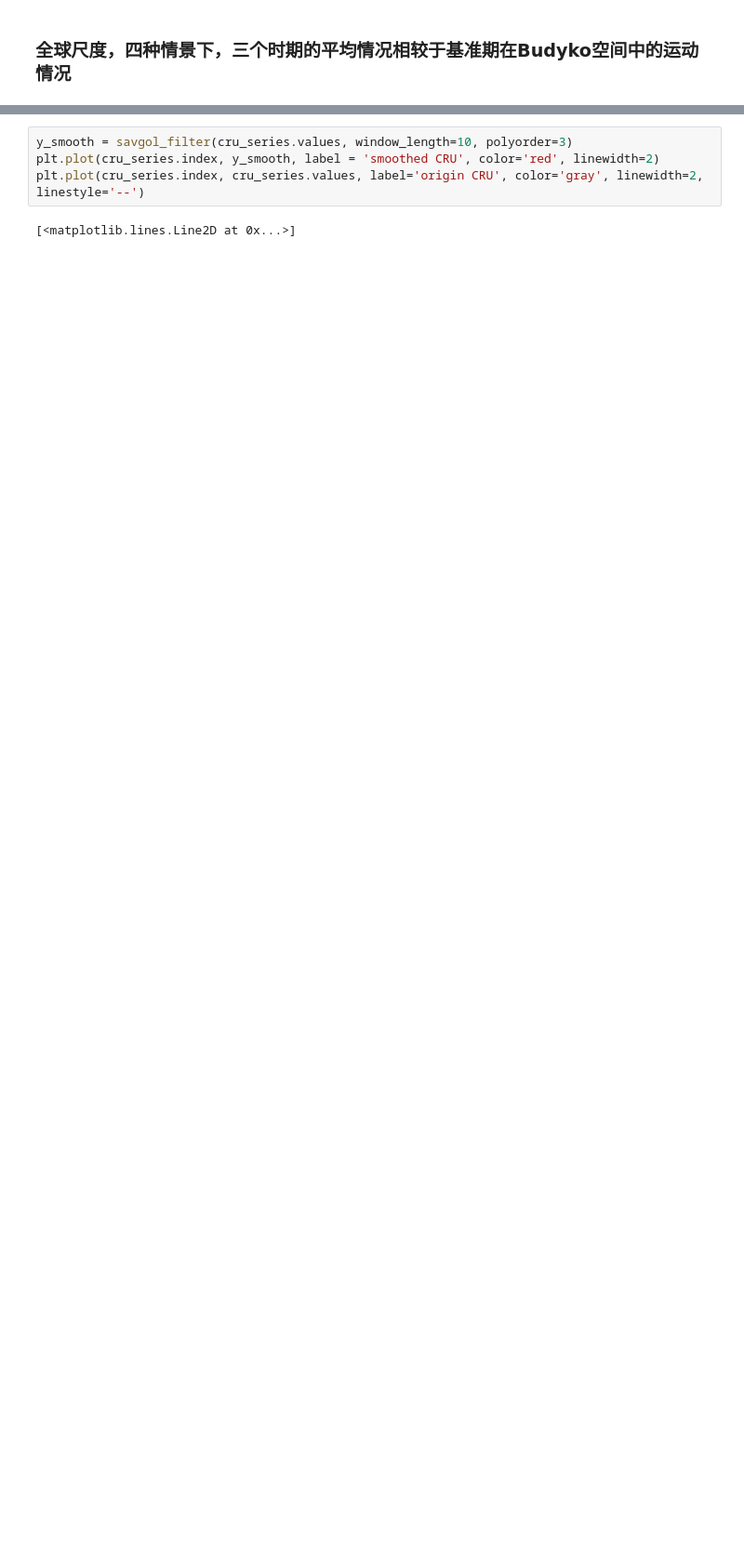
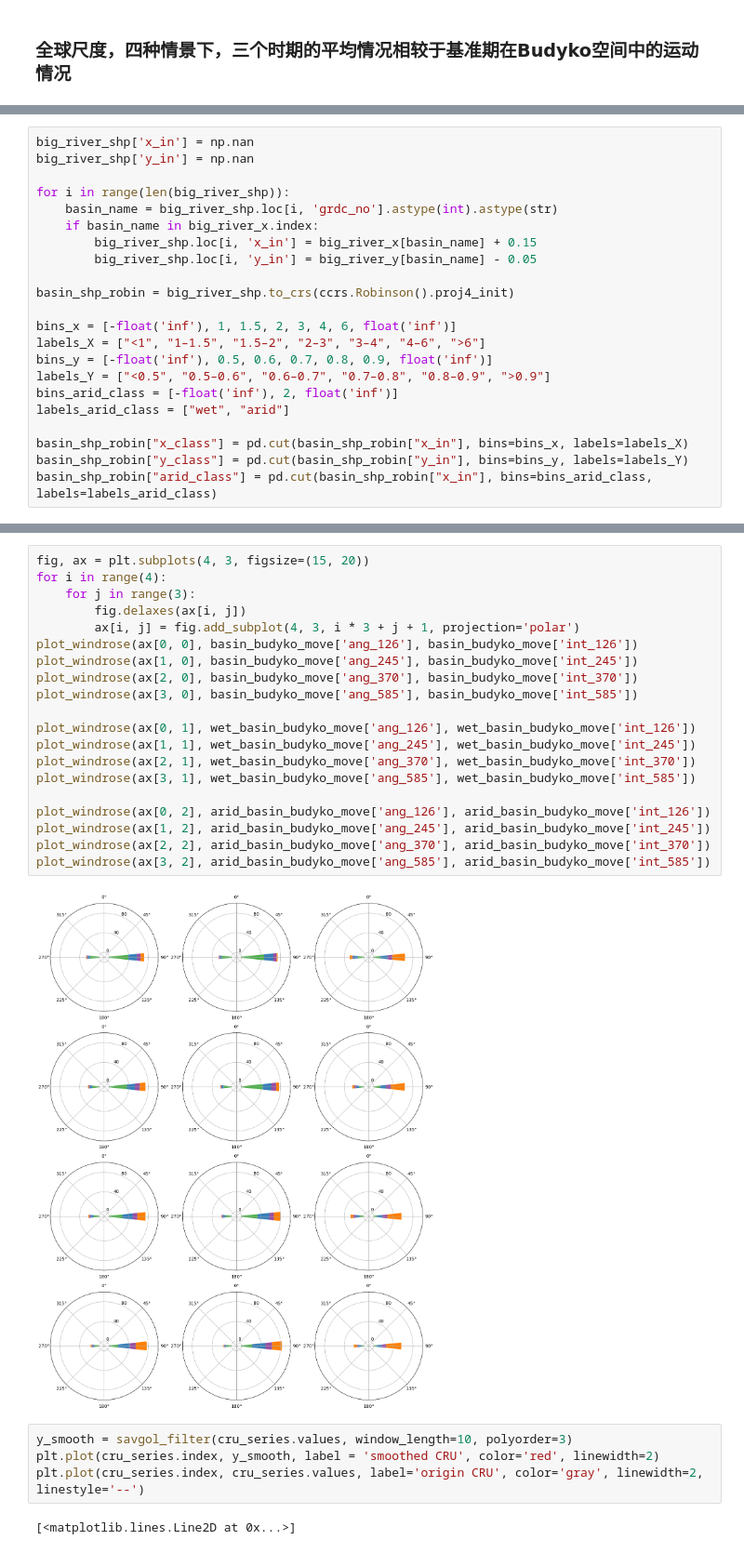
Before and after one commit to ZhongruiNing/FNRD, a Jupyter notebook: plot.ipynb, the cells around one changed output, grey strips where cells are left out. Shown at 93% size. Cells and saved outputs as stored; diff of their text form; blank space fills up the shorter version.

```diff
--- a/plot.ipynb
+++ b/plot.ipynb
@@ -737,0 +847,22 @@ plt.close()
+# %%
+big_river_shp['x_in'] = np.nan
+big_river_shp['y_in'] = np.nan
+
+for i in range(len(big_river_shp)):
+    basin_name = big_river_shp.loc[i, 'grdc_no'].astype(int).astype(str)
+    if basin_name in big_river_x.index:
+        big_river_shp.loc[i, 'x_in'] = big_river_x[basin_name] + 0.15
+        big_river_shp.loc[i, 'y_in'] = big_river_y[basin_name] - 0.05
+
+basin_shp_robin = big_river_shp.to_crs(ccrs.Robinson().proj4_init)
+
+bins_x = [-float('inf'), 1, 1.5, 2, 3, 4, 6, float('inf')]
+labels_X = ["<1", "1–1.5", "1.5–2", "2–3", "3–4", "4–6", ">6"]
+bins_y = [-float('inf'), 0.5, 0.6, 0.7, 0.8, 0.9, float('inf')]
+labels_Y = ["<0.5", "0.5–0.6", "0.6–0.7", "0.7–0.8", "0.8–0.9", ">0.9"]
+bins_arid_class = [-float('inf'), 2, float('inf')]
+labels_arid_class = ["wet", "arid"]
+
+basin_shp_robin["x_class"] = pd.cut(basin_shp_robin["x_in"], bins=bins_x, labels=labels_X)
+basin_shp_robin["y_class"] = pd.cut(basin_shp_robin["y_in"], bins=bins_y, labels=labels_Y)
+basin_shp_robin["arid_class"] = pd.cut(basin_shp_robin["x_in"], bins=bins_arid_class, labels=labels_arid_class)
@@ -738,3 +1035,25 @@ plt.close()
+# %%
+fig, ax = plt.subplots(4, 3, figsize=(15, 20))
+for i in range(4):
+    for j in range(3):
+        fig.delaxes(ax[i, j])
+        ax[i, j] = fig.add_subplot(4, 3, i * 3 + j + 1, projection='polar')
+plot_windrose(ax[0, 0], basin_budyko_move['ang_126'], basin_budyko_move['int_126'])
+plot_windrose(ax[1, 0], basin_budyko_move['ang_245'], basin_budyko_move['int_245'])
+plot_windrose(ax[2, 0], basin_budyko_move['ang_370'], basin_budyko_move['int_370'])
+plot_windrose(ax[3, 0], basin_budyko_move['ang_585'], basin_budyko_move['int_585'])
+
+plot_windrose(ax[0, 1], wet_basin_budyko_move['ang_126'], wet_basin_budyko_move['int_126'])
+plot_windrose(ax[1, 1], wet_basin_budyko_move['ang_245'], wet_basin_budyko_move['int_245'])
+plot_windrose(ax[2, 1], wet_basin_budyko_move['ang_370'], wet_basin_budyko_move['int_370'])
+plot_windrose(ax[3, 1], wet_basin_budyko_move['ang_585'], wet_basin_budyko_move['int_585'])
+
+plot_windrose(ax[0, 2], arid_basin_budyko_move['ang_126'], arid_basin_budyko_move['int_126'])
+plot_windrose(ax[1, 2], arid_basin_budyko_move['ang_245'], arid_basin_budyko_move['int_245'])
+plot_windrose(ax[2, 2], arid_basin_budyko_move['ang_370'], arid_basin_budyko_move['int_370'])
+plot_windrose(ax[3, 2], arid_basin_budyko_move['ang_585'], arid_basin_budyko_move['int_585'])
+# %% [output]
+[figure, added]
 # %%
 y_smooth = savgol_filter(cru_series.values, window_length=10, polyorder=3)
 plt.plot(cru_series.index, y_smooth, label = 'smoothed CRU', color='red', linewidth=2)
```
Also changed, not shown: parts of 20 cells of this notebook, 3 other files.
